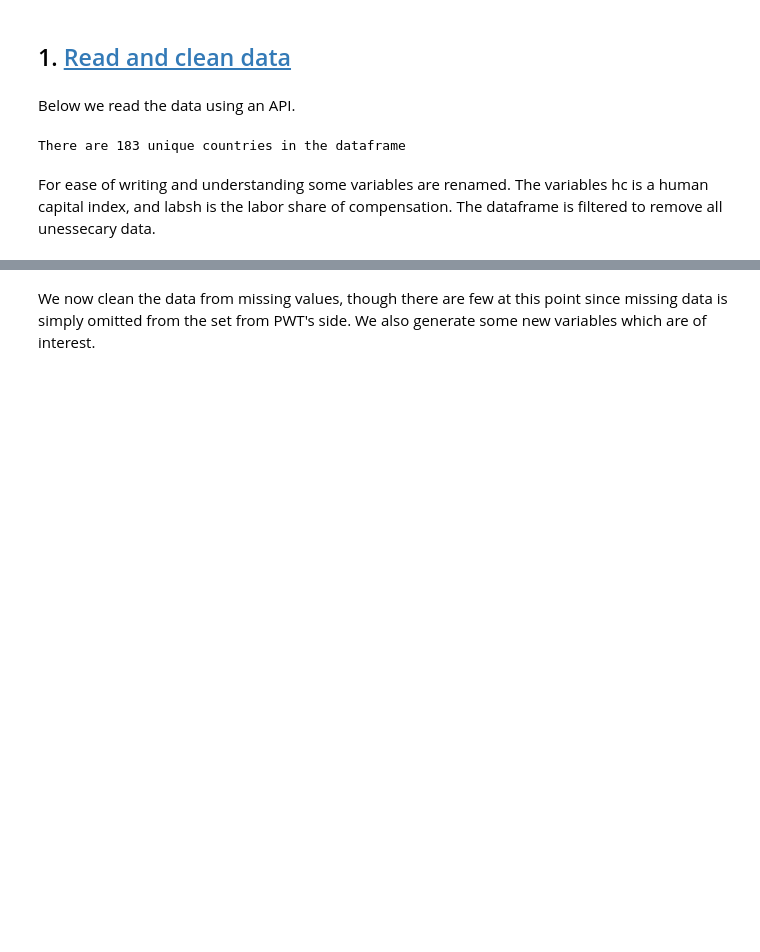
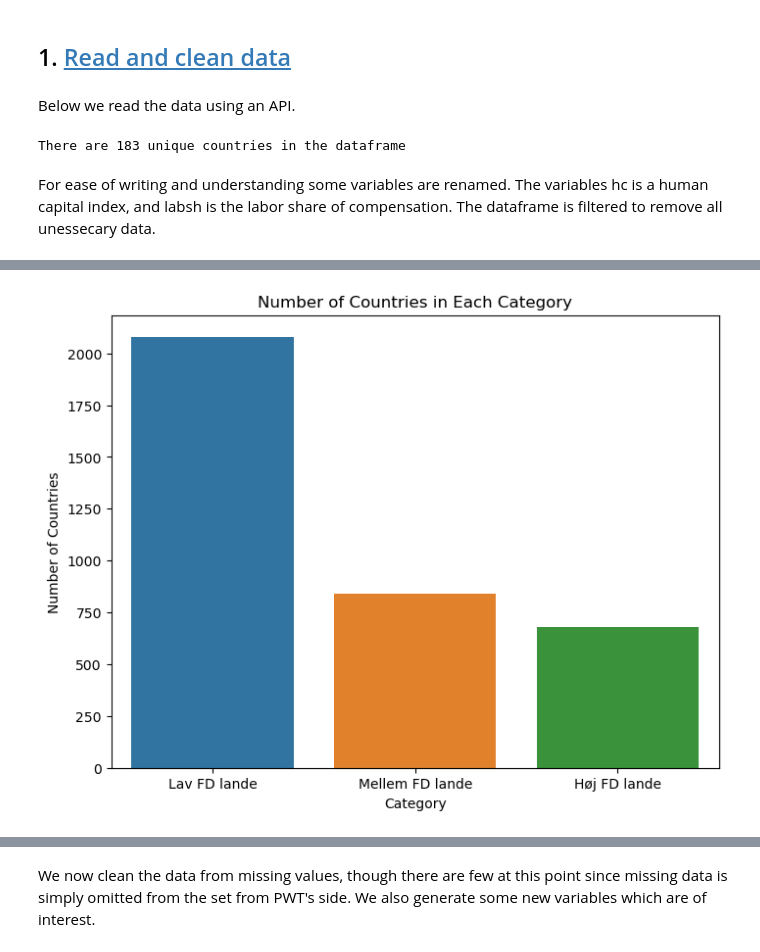
Before and after one commit to NumEconCopenhagen/projects-2024-mathias-mikkel-gabriele, a Jupyter notebook: dataproject/dataproject.ipynb, the cells around one changed output, grey strips where cells are left out. Drawn from its saved outputs; the diff is of its cells as text; code cells hidden in the pictures; blank space fills up the shorter version.

```diff
--- a/dataproject/dataproject.ipynb
+++ b/dataproject/dataproject.ipynb
@@ -68,0 +159,11 @@ pwt_csv = pwt_csv[var_of_int]
+# %%
+# Define categories based on the initial ratio
+bins = np.linspace(0, 1, num=4)
+labels = ['Lav FD lande', 'Mellem FD lande', 'Høj FD lande']
+
+# Create a new column for the categories
+initial_ratios['FD_Category'] = pd.cut(initial_ratios['FMD'], bins=bins, labels=labels, right=False)
+
+# Merge the categories back into the main DataFrame
+categorized_df = pd.merge(filtered_df, initial_ratios[['country', 'FD_Category']], on='country', how='left')
+categorized_df
@@ -68,0 +184,13 @@ pwt_csv = pwt_csv[var_of_int]
+# %%
+# Assuming 'FD_Category' is the column containing the categories
+category_counts = categorized_df['FD_Category'].value_counts()
+
+# Plotting the number of countries in each category
+plt.figure(figsize=(8, 6))
+sns.barplot(x=category_counts.index, y=category_counts.values)
+plt.title('Number of Countries in Each Category')
+plt.xlabel('Category')
+plt.ylabel('Number of Countries')
+plt.show()
+# %% [output]
+[figure, added]
```
Also changed, not shown: parts of 24 cells of this notebook.
